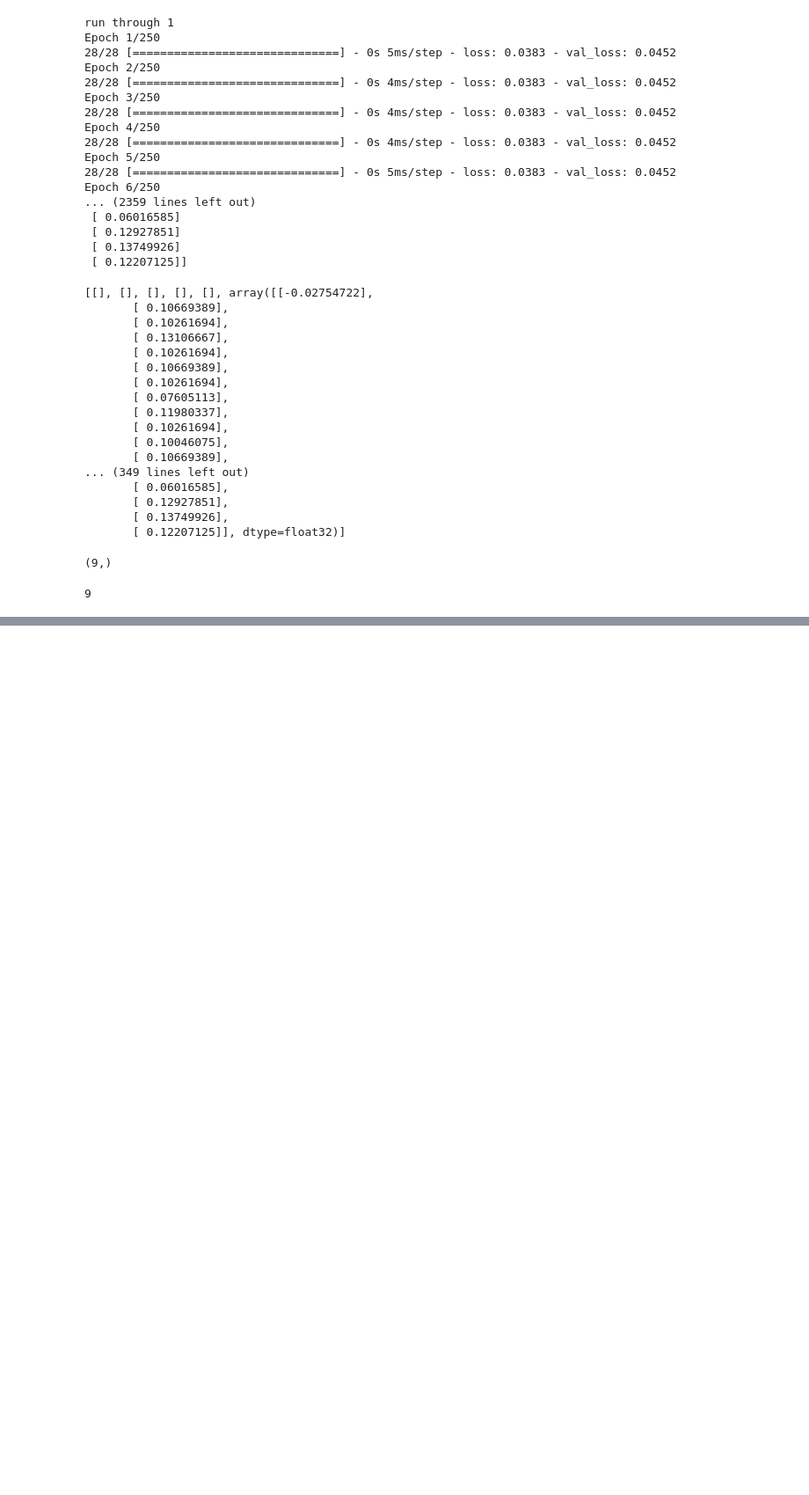
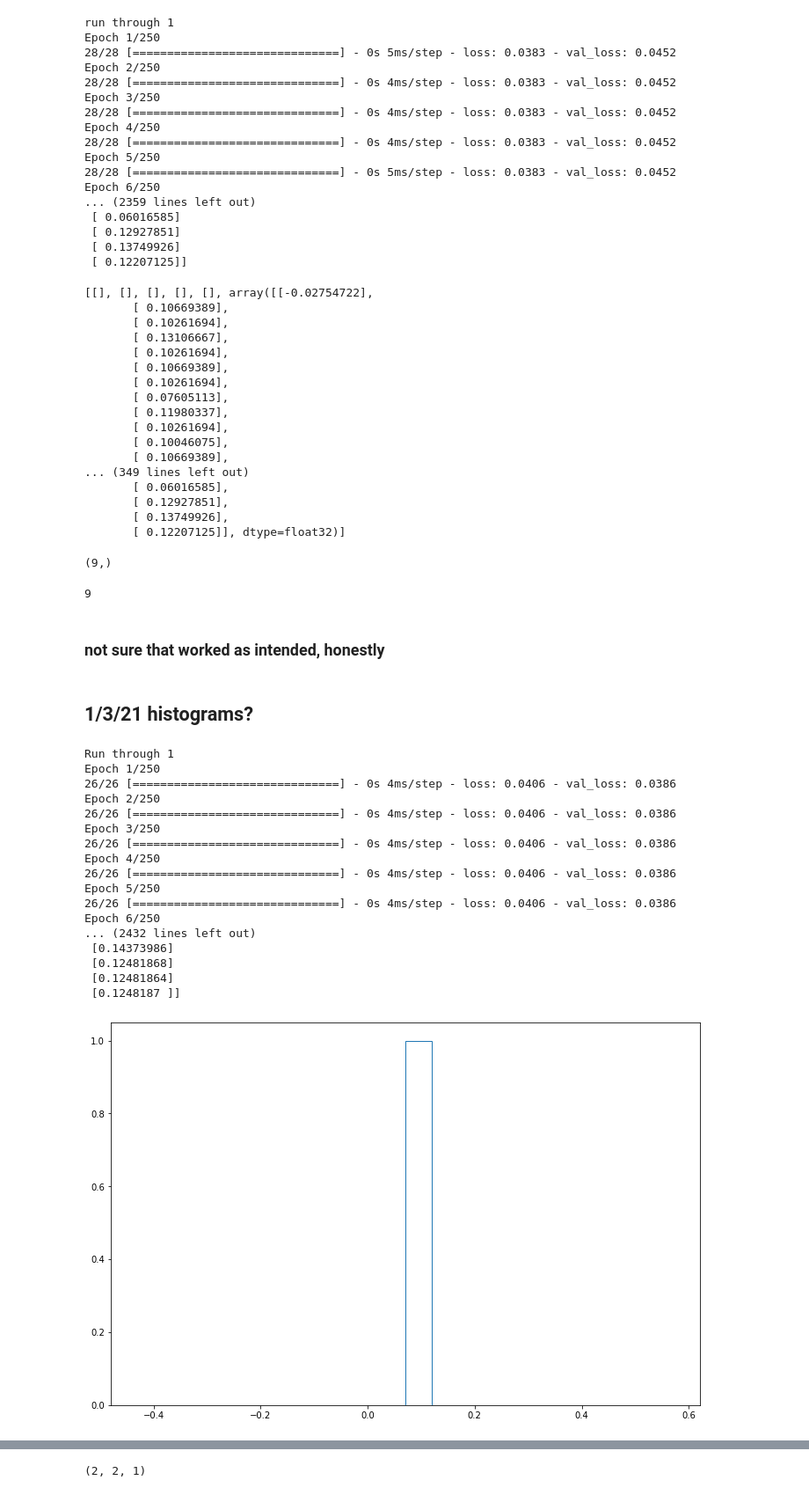
Before and after one commit to JillianMellen/NLP, a Jupyter notebook: SAwithKerasV3.ipynb, the cells around one changed output, grey strips where cells are left out. Shown at 88% size. Saved outputs shown, nothing was run; the diff lists cells and outputs as text; code cells hidden in the pictures; blank space fills up the shorter version.

Commit message:
some histogram stuff

```diff
--- a/SAwithKerasV3.ipynb
+++ b/SAwithKerasV3.ipynb
@@ -387,3 +387,54 @@ np.shape(y_predictions)
 np.size(y_predictions)
 # %% [output]
 9
+# %% [markdown]
+### not sure that worked as intended, honestly
+# %% [markdown]
+## 1/3/21 histograms?
+# %%
+def plswork():
+    global X_train, X_test, y_train, y_test
+    NLPdata = pd.read_csv('nlpdata.csv')
+    NLPdata = NLPdata.to_numpy()
+    model = load_model('my_model.h5')
+    X_train, X_test, y_train, y_test = model_selection.train_test_split(NLPdata[:,0:2], NLPdata[:,2], train_size=0.70,test_size=0.30, random_state=101)
+    X_train = X_train.reshape(-1,2)
+    y_train = y_train.reshape(-1,1)
+    X_test = X_test.reshape(-1,2)
+    y_test = y_test.reshape(-1,1)
+    return X_train, X_test, y_train, y_test
+# %%
+prediction = np.zeros((1,1))
+
+for i in range(4):
+    print('Run through', +i+1)
+    plswork()
+    model.fit(X_train, y_train, batch_size=10, epochs=250, verbose=1, validation_data=(X_test, y_test))
+    model.evaluate(X_test, y_test)
+    X_new = X_test
+    y_proba = model.predict(X_new)
+    plt.figure(figsize=(12,8))
+    plt.hist(y_proba[i], bins=20, histtype='step')
+    plt.savefig('hists3.png')
+    #correlation = stats.pearsonr(y_proba.flatten(), y_test.flatten())[0]
+    print(y_proba)
+    predictions = np.append(prediction, y_proba) #, axis = i
+# %% [output]
+Run through 1
+Epoch 1/250
+26/26 [==============================] - 0s 4ms/step - loss: 0.0406 - val_loss: 0.0386
+Epoch 2/250
+26/26 [==============================] - 0s 4ms/step - loss: 0.0406 - val_loss: 0.0386
+Epoch 3/250
+26/26 [==============================] - 0s 4ms/step - loss: 0.0406 - val_loss: 0.0386
+Epoch 4/250
+26/26 [==============================] - 0s 4ms/step - loss: 0.0406 - val_loss: 0.0386
+Epoch 5/250
+26/26 [==============================] - 0s 4ms/step - loss: 0.0406 - val_loss: 0.0386
+Epoch 6/250
+... (2432 lines left out)
+ [0.14373986]
+ [0.12481868]
+ [0.12481864]
+ [0.1248187 ]]
+[figure, added]
@@ -389,0 +444,4 @@ np.size(y_predictions)
+# %%
+prediction.shape
+# %% [output]
+(2, 2, 1)
```
Also changed, not shown: parts of 13 cells of this notebook.
